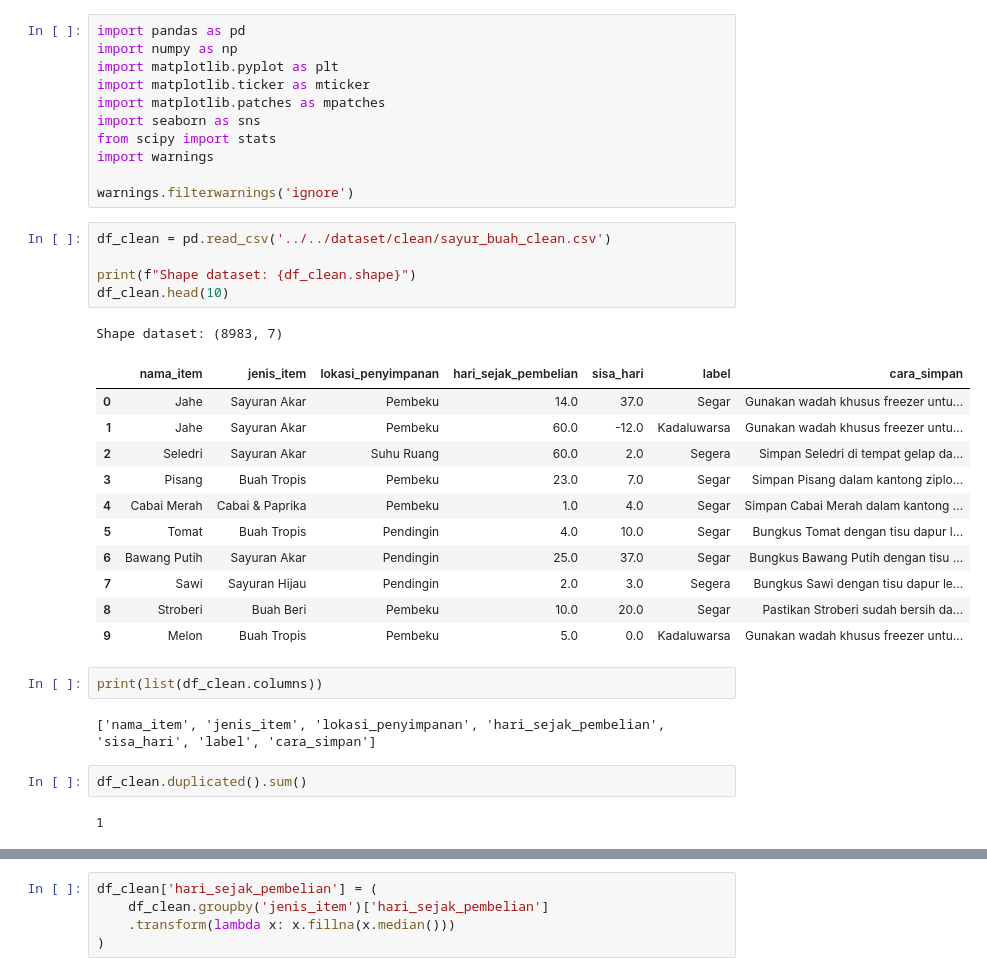
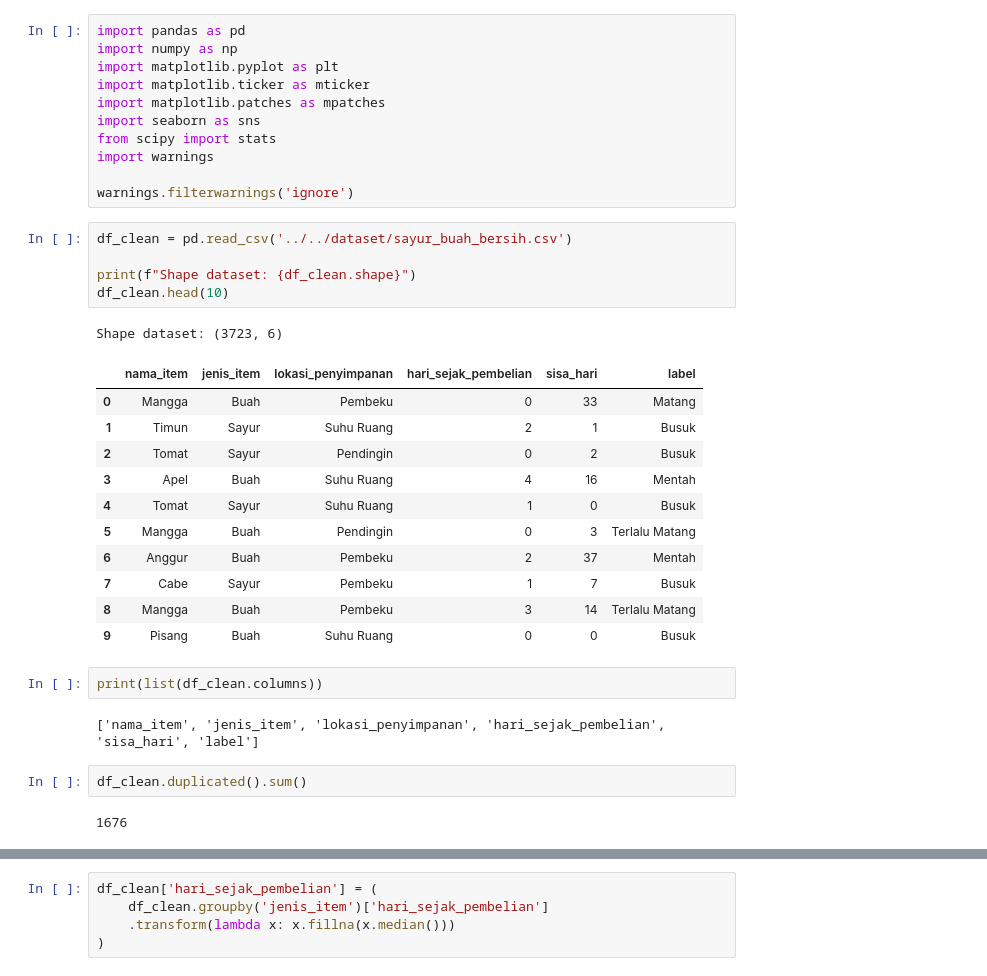
Before and after one commit to wastefy/wastefy-data-science, a Jupyter notebook: notebooks/eda/eda_dataset_sayur_buah.ipynb, the cells around one changed output, grey strips where cells are left out. Drawn from its saved outputs; the diff is of its cells as text.

```diff
--- a/notebooks/eda/eda_dataset_sayur_buah.ipynb
+++ b/notebooks/eda/eda_dataset_sayur_buah.ipynb
@@ -10,31 +10,31 @@ import warnings
 
 warnings.filterwarnings('ignore')
 # %%
-df_clean = pd.read_csv('../../dataset/clean/sayur_buah_clean.csv')
+df_clean = pd.read_csv('../../dataset/sayur_buah_bersih.csv')
 
 print(f"Shape dataset: {df_clean.shape}")
 df_clean.head(10)
 # %% [output]
-Shape dataset: (8983, 7)
+Shape dataset: (3723, 6)
-|  | nama_item | jenis_item | lokasi_penyimpanan | hari_sejak_pembelian | sisa_hari | label | cara_simpan |
-| 0 | Jahe | Sayuran Akar | Pembeku | 14.0 | 37.0 | Segar | Gunakan wadah khusus freezer untu... |
-| 1 | Jahe | Sayuran Akar | Pembeku | 60.0 | -12.0 | Kadaluwarsa | Gunakan wadah khusus freezer untu... |
-| 2 | Seledri | Sayuran Akar | Suhu Ruang | 60.0 | 2.0 | Segera | Simpan Seledri di tempat gelap da... |
-| 3 | Pisang | Buah Tropis | Pembeku | 23.0 | 7.0 | Segar | Simpan Pisang dalam kantong ziplo... |
-| 4 | Cabai Merah | Cabai & Paprika | Pembeku | 1.0 | 4.0 | Segar | Simpan Cabai Merah dalam kantong ... |
-| 5 | Tomat | Buah Tropis | Pendingin | 4.0 | 10.0 | Segar | Bungkus Tomat dengan tisu dapur l... |
-| 6 | Bawang Putih | Sayuran Akar | Pendingin | 25.0 | 37.0 | Segar | Bungkus Bawang Putih dengan tisu ... |
-| 7 | Sawi | Sayuran Hijau | Pendingin | 2.0 | 3.0 | Segera | Bungkus Sawi dengan tisu dapur le... |
-| 8 | Stroberi | Buah Beri | Pembeku | 10.0 | 20.0 | Segar | Pastikan Stroberi sudah bersih da... |
-| 9 | Melon | Buah Tropis | Pembeku | 5.0 | 0.0 | Kadaluwarsa | Gunakan wadah khusus freezer untu... |
+|  | nama_item | jenis_item | lokasi_penyimpanan | hari_sejak_pembelian | sisa_hari | label |
+| 0 | Mangga | Buah | Pembeku | 0 | 33 | Matang |
+| 1 | Timun | Sayur | Suhu Ruang | 2 | 1 | Busuk |
+| 2 | Tomat | Sayur | Pendingin | 0 | 2 | Busuk |
+| 3 | Apel | Buah | Suhu Ruang | 4 | 16 | Mentah |
+| 4 | Tomat | Sayur | Suhu Ruang | 1 | 0 | Busuk |
+| 5 | Mangga | Buah | Pendingin | 0 | 3 | Terlalu Matang |
+| 6 | Anggur | Buah | Pembeku | 2 | 37 | Mentah |
+| 7 | Cabe | Sayur | Pembeku | 1 | 7 | Busuk |
+| 8 | Mangga | Buah | Pembeku | 3 | 14 | Terlalu Matang |
+| 9 | Pisang | Buah | Suhu Ruang | 0 | 0 | Busuk |
 # %%
 print(list(df_clean.columns))
 # %% [output]
-['nama_item', 'jenis_item', 'lokasi_penyimpanan', 'hari_sejak_pembelian', 'sisa_hari', 'label', 'cara_simpan']
+['nama_item', 'jenis_item', 'lokasi_penyimpanan', 'hari_sejak_pembelian', 'sisa_hari', 'label']
 # %%
 df_clean.duplicated().sum()
 # %% [output]
-1
+1676
 # %%
 for col in df_clean.columns:
     print(f"\nKolom: {col}")
```
Also changed, not shown: parts of 63 cells of this notebook, 1 other file.
